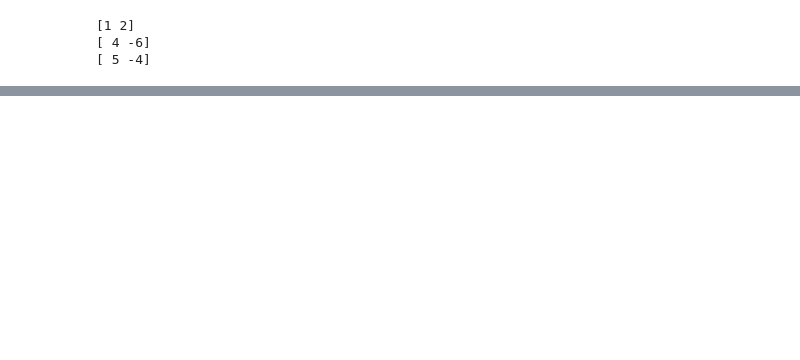
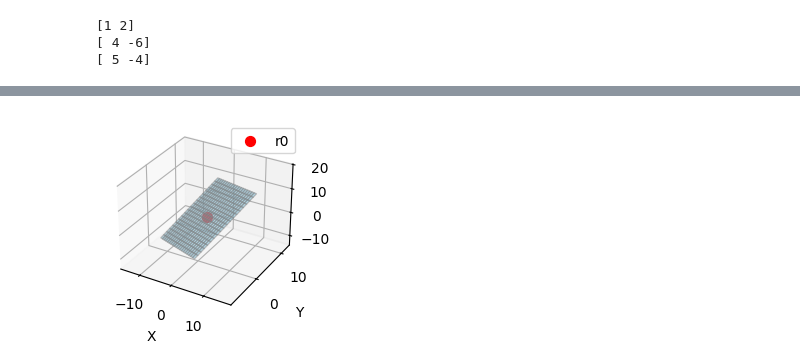
Before and after one commit to chaossky/Python, a Jupyter notebook: ch2_linalgds001.ipynb, the cells around one changed output, grey strips where cells are left out. Saved outputs shown, nothing was run; the diff lists cells and outputs as text; code cells hidden in the pictures; blank space fills up the shorter version.

```diff
--- a/ch2_linalgds001.ipynb
+++ b/ch2_linalgds001.ipynb
@@ -111,0 +693,40 @@ print(vPlusW)
+# %%
+import numpy as np
+import matplotlib.pyplot as plt
+from mpl_toolkits.mplot3d import Axes3D
+
+# ===== 평면 벡터 방정식 입력 =====
+# r0: 평면 위의 한 점
+r0 = np.array([1, 2, 3])
+
+# u, v: 평면을 span하는 두 방향 벡터
+u = np.array([2, -1, 1])
+v = np.array([1, 1, 2])
+
+# ===== 평면 생성 =====
+s_vals = np.linspace(-5, 5, 20)
+t_vals = np.linspace(-5, 5, 20)
+S, T = np.meshgrid(s_vals, t_vals)
+
+X = r0[0] + S * u[0] + T * v[0]
+Y = r0[1] + S * u[1] + T * v[1]
+Z = r0[2] + S * u[2] + T * v[2]
+
+# ===== 시각화 =====
+fig = plt.figure()
+ax = fig.add_subplot(111, projection='3d')
+
+# 평면
+ax.plot_surface(X, Y, Z, alpha=0.5, color='skyblue', edgecolor='gray')
+
+# 기준점 표시
+ax.scatter(r0[0], r0[1], r0[2], color='red', s=50, label='r0')
+
+# 축 설정
+ax.set_xlabel('X')
+ax.set_ylabel('Y')
+ax.set_zlabel('Z')
+ax.legend()
+plt.show()
+# %% [output]
+[figure, added]
```
Also changed, not shown: parts of 23 cells of this notebook, 53 other files.
